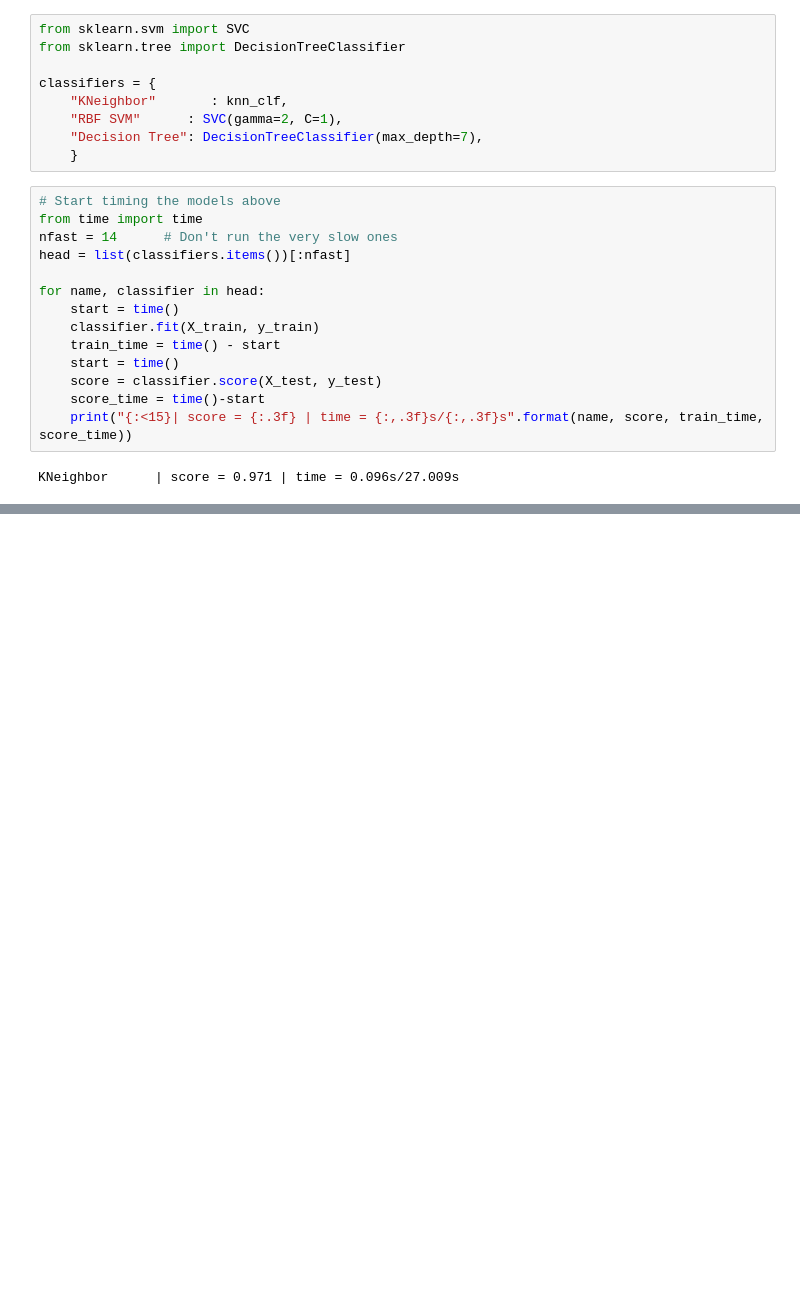
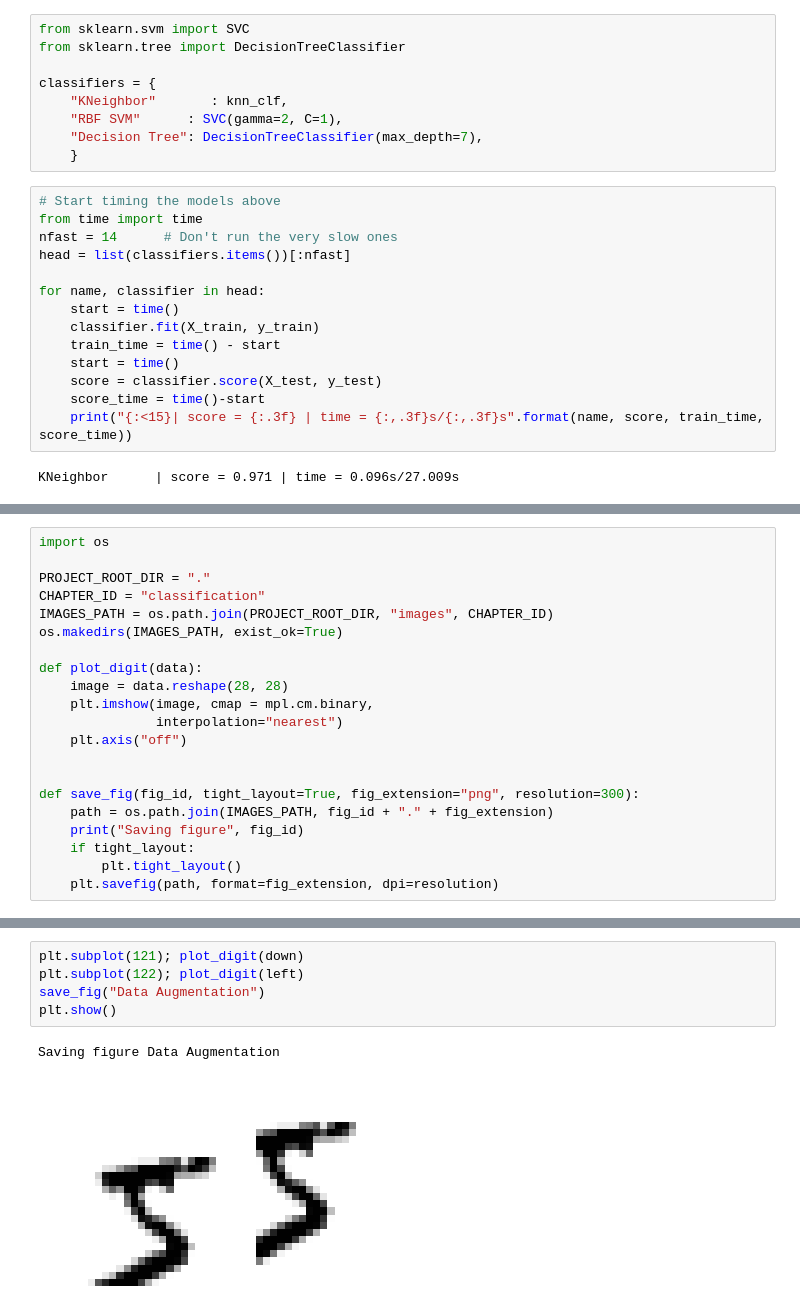
Before and after one commit to edd-ie/Hands_on_machine-learning, a Jupyter notebook: Classification_MNIST/Task.ipynb, the cells around one changed output, grey strips where cells are left out. Drawn from its saved outputs; the diff is of its cells as text; blank space fills up the shorter version.

```diff
--- a/Classification_MNIST/Task.ipynb
+++ b/Classification_MNIST/Task.ipynb
@@ -156,0 +178,21 @@ KNeighbor      | score = 0.971 | time = 0.096s/27.009s
+# %%
+import os
+
+PROJECT_ROOT_DIR = "."
+CHAPTER_ID = "classification"
+IMAGES_PATH = os.path.join(PROJECT_ROOT_DIR, "images", CHAPTER_ID)
+os.makedirs(IMAGES_PATH, exist_ok=True)
+
+def plot_digit(data):
+    image = data.reshape(28, 28)
+    plt.imshow(image, cmap = mpl.cm.binary,
+               interpolation="nearest")
+    plt.axis("off")
+
+
+def save_fig(fig_id, tight_layout=True, fig_extension="png", resolution=300):
+    path = os.path.join(IMAGES_PATH, fig_id + "." + fig_extension)
+    print("Saving figure", fig_id)
+    if tight_layout:
+        plt.tight_layout()
+    plt.savefig(path, format=fig_extension, dpi=resolution)
@@ -156,0 +219,8 @@ KNeighbor      | score = 0.971 | time = 0.096s/27.009s
+# %%
+plt.subplot(121); plot_digit(down)
+plt.subplot(122); plot_digit(left)
+save_fig("Data Augmentation")
+plt.show()
+# %% [output]
+Saving figure Data Augmentation
+[figure, added]
```
Also changed, not shown: parts of 9 cells of this notebook, 1 other file.
